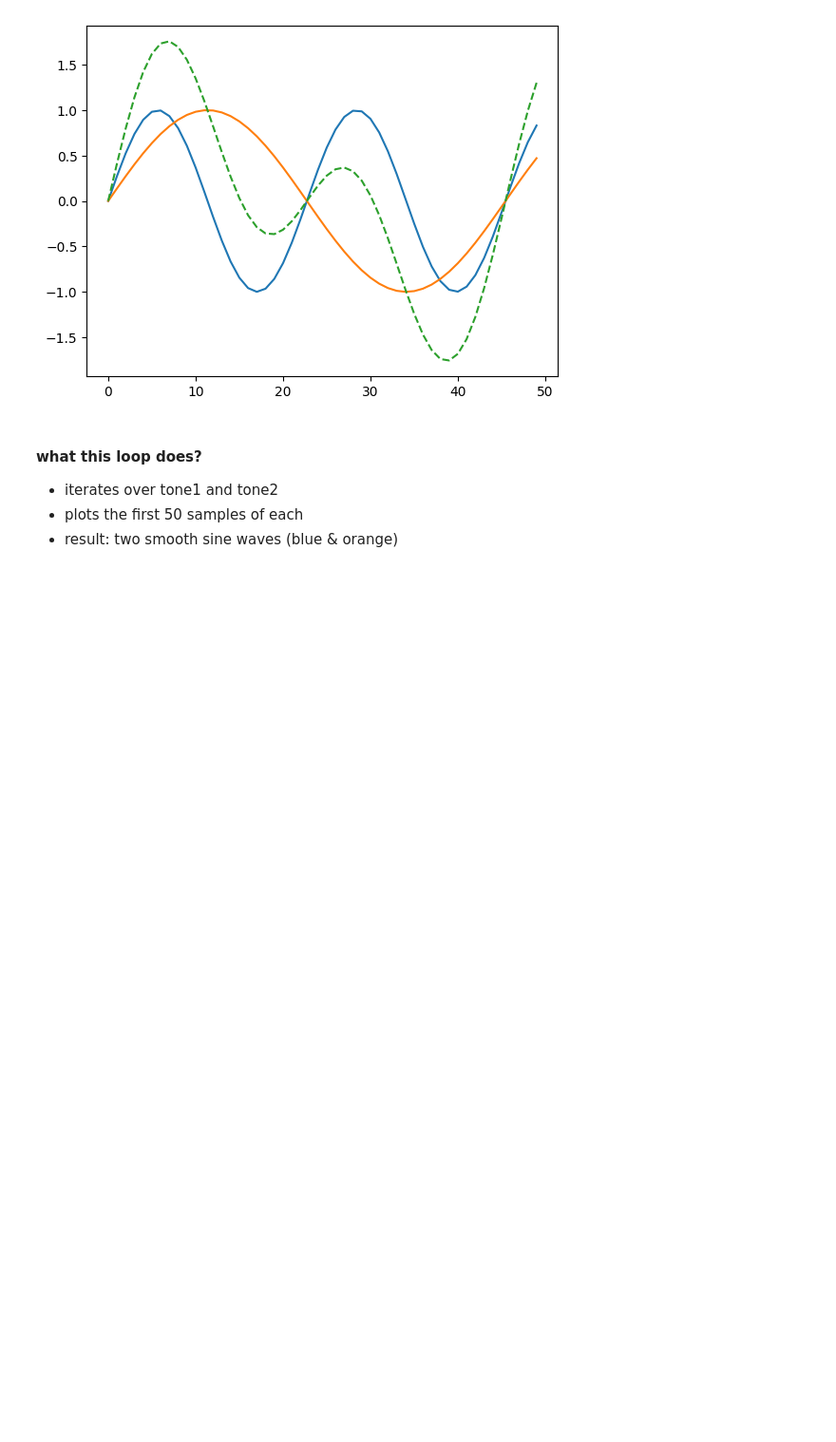
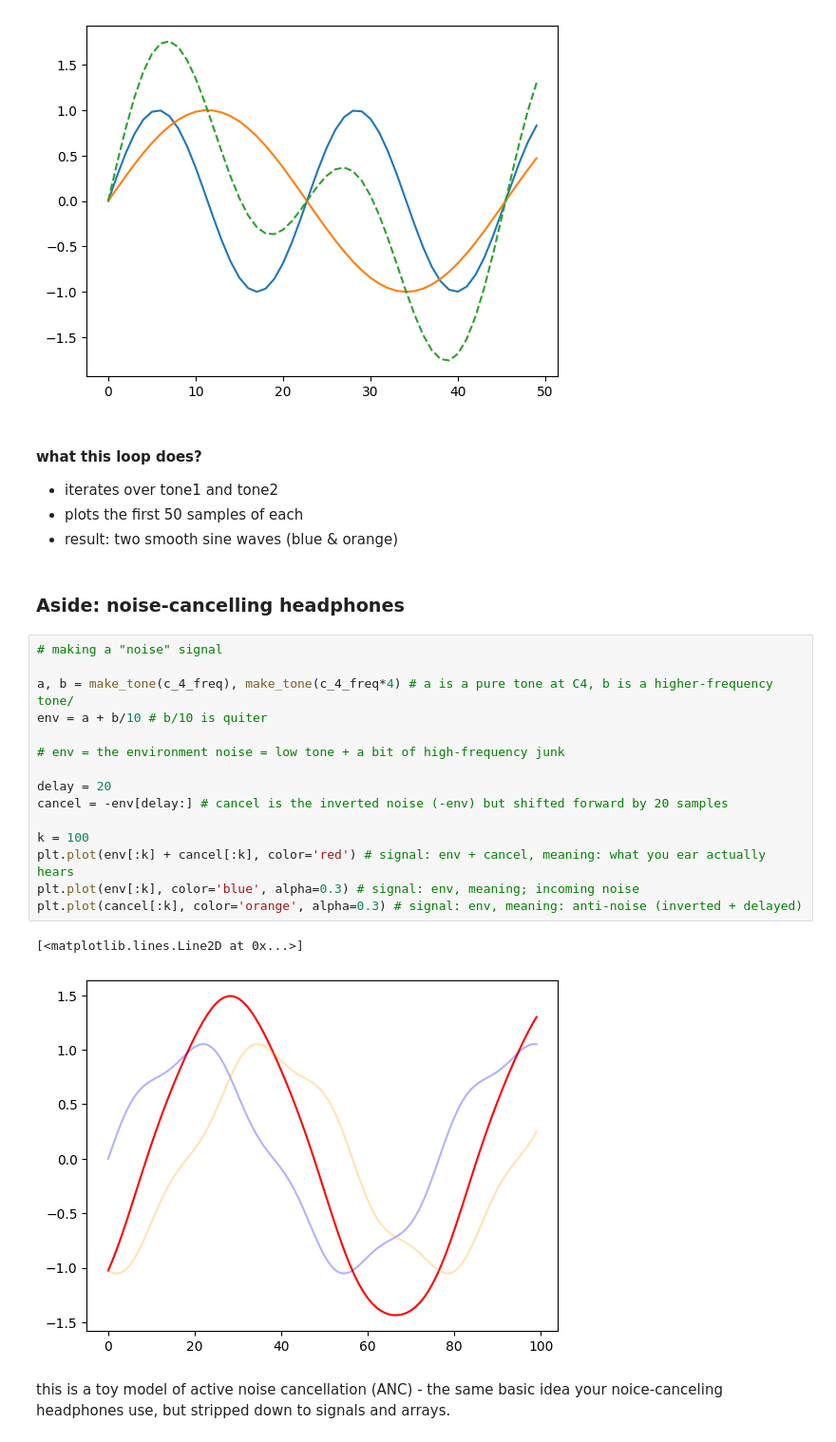
Before and after one commit to integralong/MAS4115, a Jupyter notebook: 8_audio_with_numpy_unsolved.ipynb, the cells around one changed output. Shown at 95% size. Saved outputs shown, nothing was run; the diff lists cells and outputs as text; blank space fills up the shorter version.

```diff
--- a/8_audio_with_numpy_unsolved.ipynb
+++ b/8_audio_with_numpy_unsolved.ipynb
@@ -404,3 +404,25 @@ plt.plot((tone1 + tone2)[:50], '--')
 * iterates over tone1 and tone2
 * plots the first 50 samples of each
 * result: two smooth sine waves (blue & orange)
+# %% [markdown]
+### Aside: noise-cancelling headphones
+# %%
+# making a "noise" signal
+
+a, b = make_tone(c_4_freq), make_tone(c_4_freq*4) # a is a pure tone at C4, b is a higher-frequency tone/
+env = a + b/10 # b/10 is quiter
+
+# env = the environment noise = low tone + a bit of high-frequency junk
+
+delay = 20
+cancel = -env[delay:] # cancel is the inverted noise (-env) but shifted forward by 20 samples
+
+k = 100
+plt.plot(env[:k] + cancel[:k], color='red') # signal: env + cancel, meaning: what you ear actually hears
+plt.plot(env[:k], color='blue', alpha=0.3) # signal: env, meaning; incoming noise
+plt.plot(cancel[:k], color='orange', alpha=0.3) # signal: env, meaning: anti-noise (inverted + delayed)
+# %% [output]
+[<matplotlib.lines.Line2D at 0x...>]
+[figure, added]
+# %% [markdown]
+this is a toy model of active noise cancellation (ANC) - the same basic idea your noice-canceling headphones use, but stripped down to signals and arrays.
```
Also changed, not shown: parts of 10 cells of this notebook.
